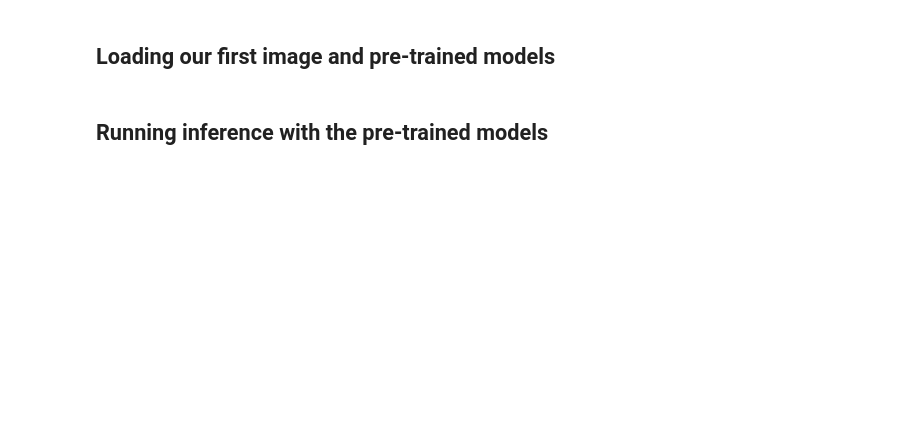
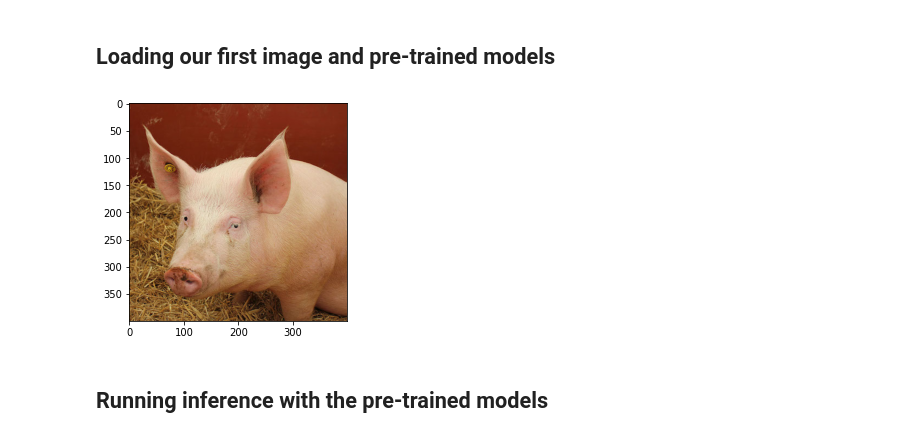
Before and after one commit to dipanjanS/adversarial-learning-robustness, a Jupyter notebook: tutorials/attacks/02_2_targeted_pgd.ipynb, the cells around one changed output. Drawn from its saved outputs; the diff is of its cells as text; code cells hidden in the pictures; blank space fills up the shorter version.

```diff
--- a/tutorials/attacks/02_2_targeted_pgd.ipynb
+++ b/tutorials/attacks/02_2_targeted_pgd.ipynb
@@ -68,10 +88,12 @@ def get_label(preds):
 # %% [markdown]
 ## Loading our first image and pre-trained models
 # %%
-sample_image = show_image("example.jpg")
+sample_image = show_image("pig.jpg")
 preprocessed_image = preprocess_image(sample_image)
 enb0 = tf.keras.applications.EfficientNetB0(weights="imagenet")
 enb0_nst = tf.keras.applications.EfficientNetB0(weights="efficientnetb0.h5")
+# %% [output]
+[figure, added]
 # %% [markdown]
 ## Running inference with the pre-trained models
 # %%
```
Also changed, not shown: parts of 10 cells of this notebook, 1 other file.
